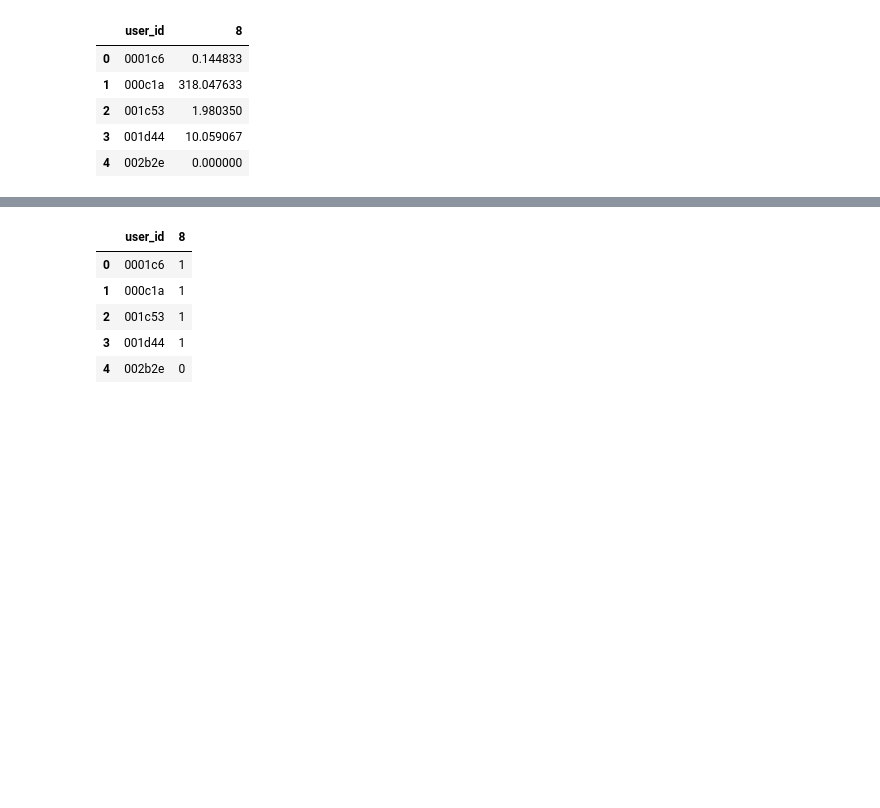
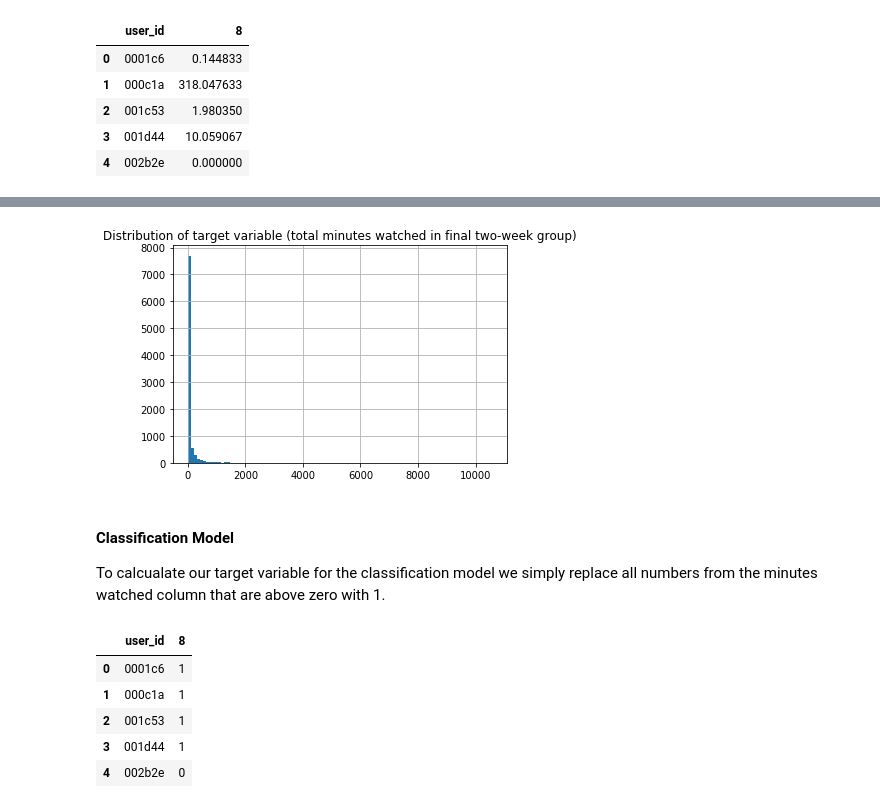
Before and after one commit to bbc/datalab-ml-training, a Jupyter notebook: iPlayerForecast_course2.ipynb, the cells around one changed output, grey strips where cells are left out. Cells and saved outputs as stored; diff of their text form; code cells hidden in the pictures; blank space fills up the shorter version.

```diff
--- a/iPlayerForecast_course2.ipynb
+++ b/iPlayerForecast_course2.ipynb
@@ -111,3 +123,13 @@ target_reg.head()
+# %%
+pd.DataFrame(target_reg)[0].hist(bins=100)
+plt.title('Distribution of target variable (total minutes watched in final two-week group)')
+plt.show()
+# %% [output]
+[figure, added]
+# %% [markdown]
+#### Classification Model
+
+To calcualate our target variable for the classification model we simply replace all numbers from the minutes watched column that are above zero with 1.
 # %%
 # We build the dummy variable based on the minutes watched on this twoweek
 target_class=target_reg.copy()
```
Also changed, not shown: parts of 29 cells of this notebook.
